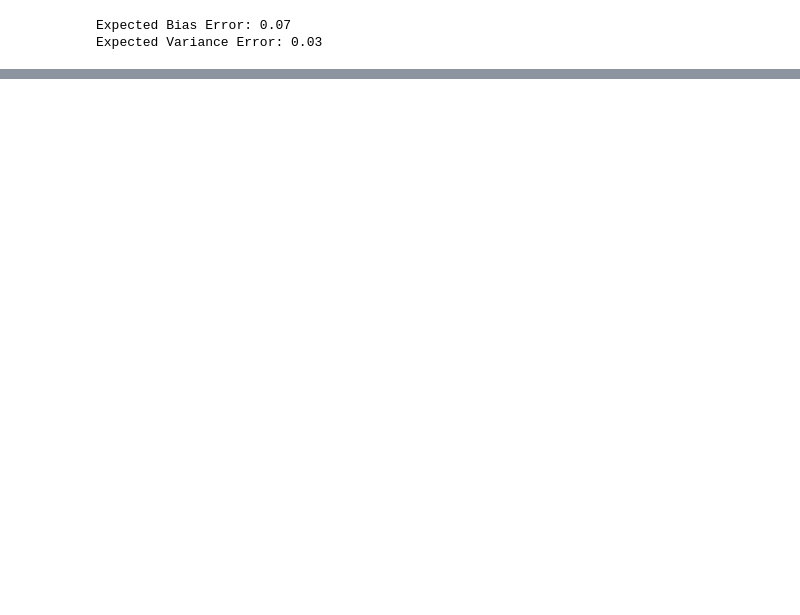
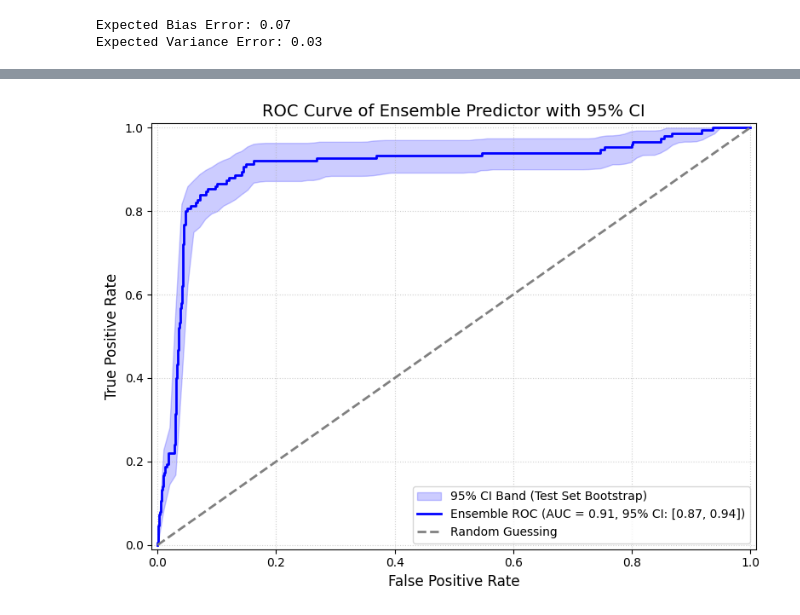
Before and after one commit to godlikeanyone/HDAT-9000-2026T2, a Jupyter notebook: HDAT_9000_A3.ipynb, the cells around one changed output, grey strips where cells are left out. Cells and saved outputs as stored; diff of their text form; code cells hidden in the pictures; blank space fills up the shorter version.

```diff
--- a/HDAT_9000_A3.ipynb
+++ b/HDAT_9000_A3.ipynb
@@ -46,0 +59,62 @@ The estimated Expected Bias Error (0.07) and Expected Variance Error (0.03) are
+# %%
+import matplotlib.pyplot as plt
+from sklearn.metrics import roc_curve, auc
+from sklearn.utils import resample
+
+ensemble_probs = np.mean(probs, axis=1)
+
+main_fpr, main_tpr, _ = roc_curve(y_true, ensemble_probs)
+main_auc = auc(main_fpr, main_tpr)
+
+n_bootstraps = 500
+boot_aucs = []
+base_fpr = np.linspace(0, 1, 100)
+tprs_interpolated = []
+
+np.random.seed(42)
+
+for i in range(n_bootstraps):
+    indices = resample(np.arange(len(y_true)), replace=True)
+    y_boot = y_true[indices]
+    probs_boot = ensemble_probs[indices]
+
+    if len(np.unique(y_boot)) < 2:
+        continue
+
+    fpr_i, tpr_i, _ = roc_curve(y_boot, probs_boot)
+    boot_aucs.append(auc(fpr_i, tpr_i))
+
+    tpr_interp = np.interp(base_fpr, fpr_i, tpr_i)
+    tpr_interp[0] = 0.0
+    tprs_interpolated.append(tpr_interp)
+
+auc_lower = np.percentile(boot_aucs, 2.5)
+auc_upper = np.percentile(boot_aucs, 97.5)
+
+tprs_matrix = np.array(tprs_interpolated)
+tpr_lower = np.percentile(tprs_matrix, 2.5, axis=0)
+tpr_upper = np.percentile(tprs_matrix, 97.5, axis=0)
+tpr_upper[-1] = 1.0
+
+plt.figure(figsize=(8, 6))
+plt.fill_between(base_fpr, tpr_lower, tpr_upper, color='blue', alpha=0.2,
+                 label='95% CI Band (Test Set Bootstrap)')
+
+
+plt.plot(main_fpr, main_tpr, color='blue', lw=2,
+         label=f'Ensemble ROC (AUC = {main_auc:.2f}, 95% CI: [{auc_lower:.2f}, {auc_upper:.2f}])')
+
+plt.plot([0, 1], [0, 1], color='gray', linestyle='--', lw=2, label='Random Guessing')
+
+plt.xlim([-0.01, 1.01])
+plt.ylim([-0.01, 1.01])
+plt.xlabel('False Positive Rate', fontsize=12)
+plt.ylabel('True Positive Rate', fontsize=12)
+plt.title('ROC Curve of Ensemble Predictor with 95% CI', fontsize=14)
+plt.legend(loc="lower right")
+plt.grid(True, linestyle=':', alpha=0.6)
+
+plt.tight_layout()
+plt.show()
+# %% [output]
+[figure, added]
```
Also changed, not shown: parts of 9 cells of this notebook.
